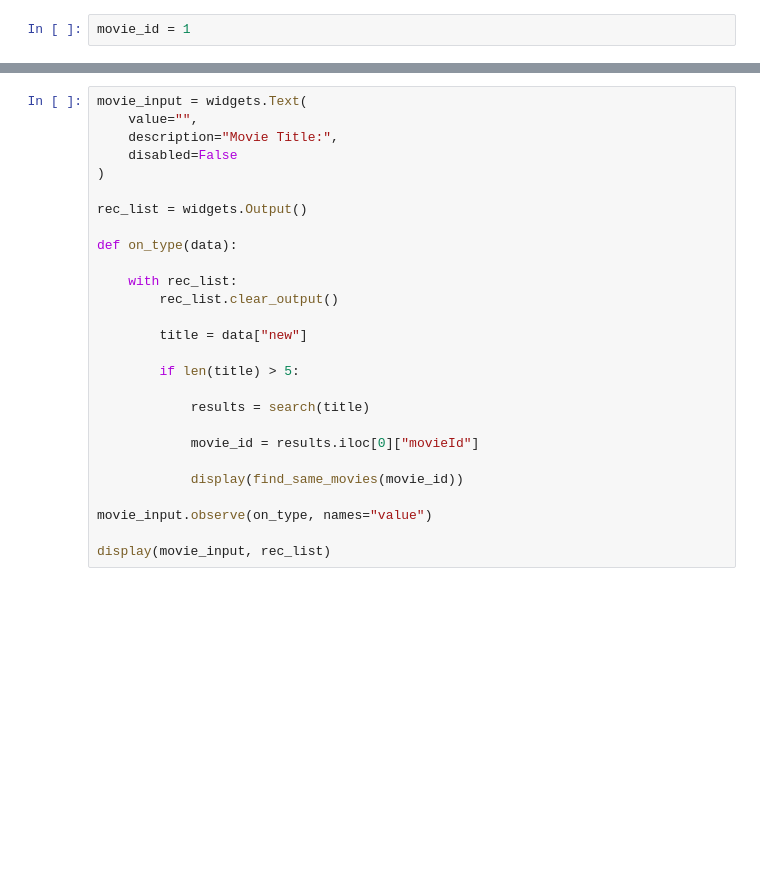
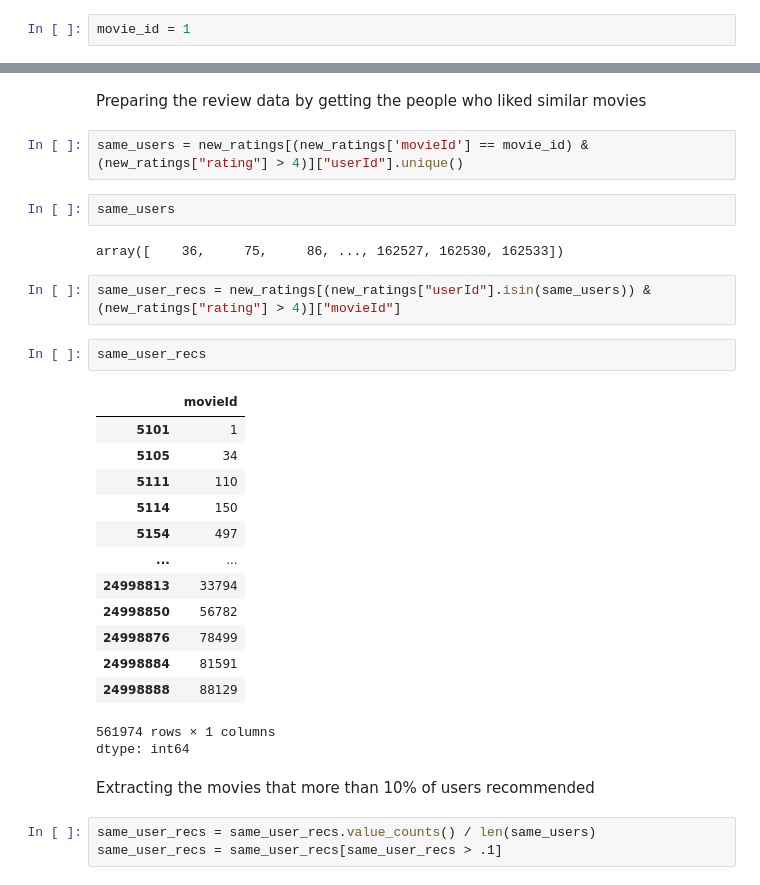
Before and after one commit to kanchanthapa/Movie-Recommendation-System, a Jupyter notebook: Movie-Recommendation.ipynb, the cells around one changed output, grey strips where cells are left out. Cells and saved outputs as stored; diff of their text form; blank space fills up the shorter version.

```diff
--- a/Movie-Recommendation.ipynb
+++ b/Movie-Recommendation.ipynb
@@ -121,27 +170,32 @@ Widget to input movie and get recommendations
-# %%
-movie_input = widgets.Text(
-    value="",
-    description="Movie Title:",
-    disabled=False
-)
-
-rec_list = widgets.Output()
-
-def on_type(data):
-
-    with rec_list:
-        rec_list.clear_output()
-
-        title = data["new"]
-
-        if len(title) > 5:
-
-            results = search(title)
-
-            movie_id = results.iloc[0]["movieId"]
-
-            display(find_same_movies(movie_id))
-
-movie_input.observe(on_type, names="value")
-
-display(movie_input, rec_list)
+# %% [markdown]
+Preparing the review data by getting the people who liked similar movies
+# %%
+same_users = new_ratings[(new_ratings['movieId'] == movie_id) & (new_ratings["rating"] > 4)]["userId"].unique()
+# %%
+same_users
+# %% [output]
+array([    36,     75,     86, ..., 162527, 162530, 162533])
+# %%
+same_user_recs = new_ratings[(new_ratings["userId"].isin(same_users)) & (new_ratings["rating"] > 4)]["movieId"]
+# %%
+same_user_recs
+# %% [output]
+|  | movieId |
+| 5101 | 1 |
+| 5105 | 34 |
+| 5111 | 110 |
+| 5114 | 150 |
+| 5154 | 497 |
+| ... | ... |
+| 24998813 | 33794 |
+| 24998850 | 56782 |
+| 24998876 | 78499 |
+| 24998884 | 81591 |
+| 24998888 | 88129 |
+561974 rows × 1 columns
+dtype: int64
+# %% [markdown]
+Extracting the movies that more than 10% of users recommended
+# %%
+same_user_recs = same_user_recs.value_counts() / len(same_users)
+same_user_recs = same_user_recs[same_user_recs > .1]
```
Also changed, not shown: parts of 22 cells of this notebook.
